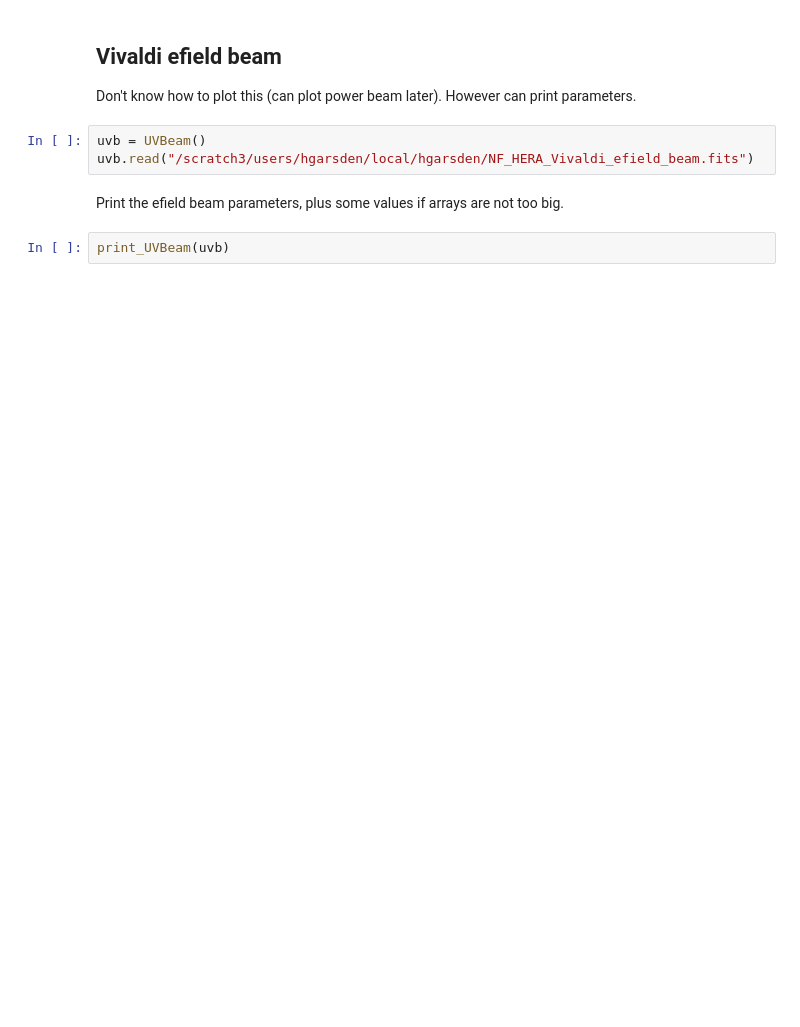
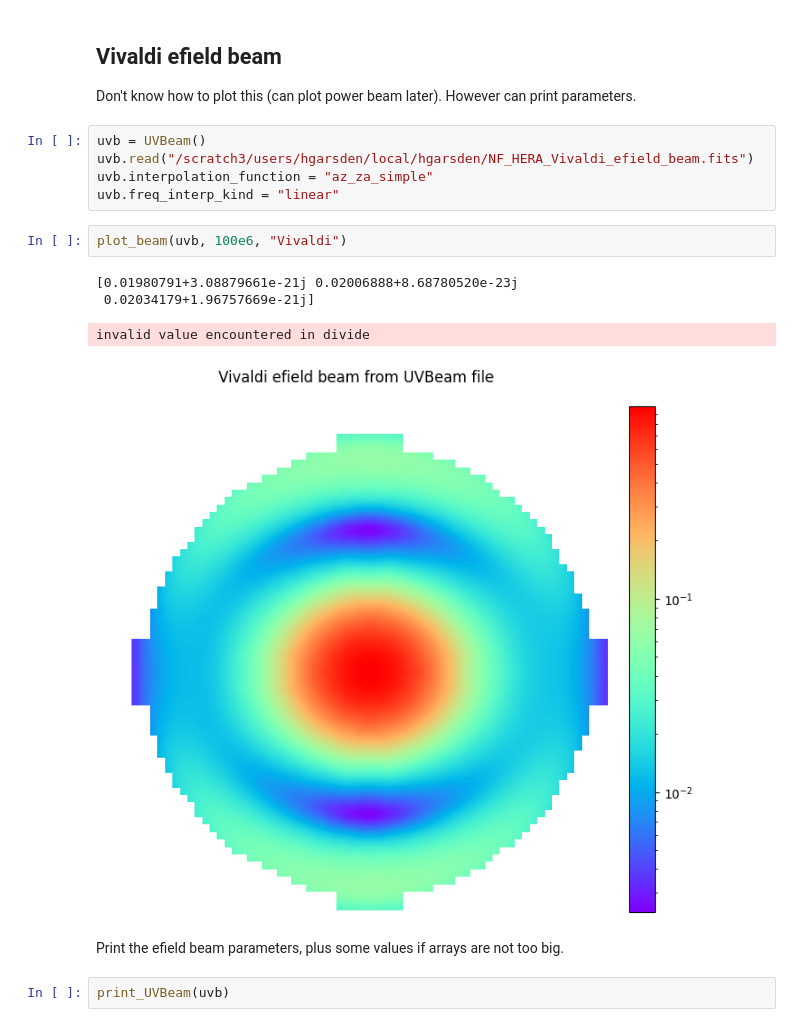
Before and after one commit to hughbg/rhino-sim, a Jupyter notebook: plot_beam.ipynb, the cells around one changed output. Saved outputs shown, nothing was run; the diff lists cells and outputs as text; blank space fills up the shorter version.

```diff
--- a/plot_beam.ipynb
+++ b/plot_beam.ipynb
@@ -146,9 +153,18 @@ def print_UVBeam(uvb):
 ## Vivaldi efield beam
 
 Don't know how to plot this (can plot power beam later). However can print parameters.
-# %%
-uvb = UVBeam()
-uvb.read("/scratch3/users/hgarsden/local/hgarsden/NF_HERA_Vivaldi_efield_beam.fits")
+# %%
+uvb = UVBeam()
+uvb.read("/scratch3/users/hgarsden/local/hgarsden/NF_HERA_Vivaldi_efield_beam.fits")
+uvb.interpolation_function = "az_za_simple"
+uvb.freq_interp_kind = "linear"
+# %%
+plot_beam(uvb, 100e6, "Vivaldi")
+# %% [output]
+[0.01980791+3.08879661e-21j 0.02006888+8.68780520e-23j
+ 0.02034179+1.96757669e-21j]
+invalid value encountered in divide
+[figure, added]
 # %% [markdown]
 Print the efield beam parameters, plus some values if arrays are not too big.
 # %%
```
Also changed, not shown: parts of 18 cells of this notebook, 12 other files.
